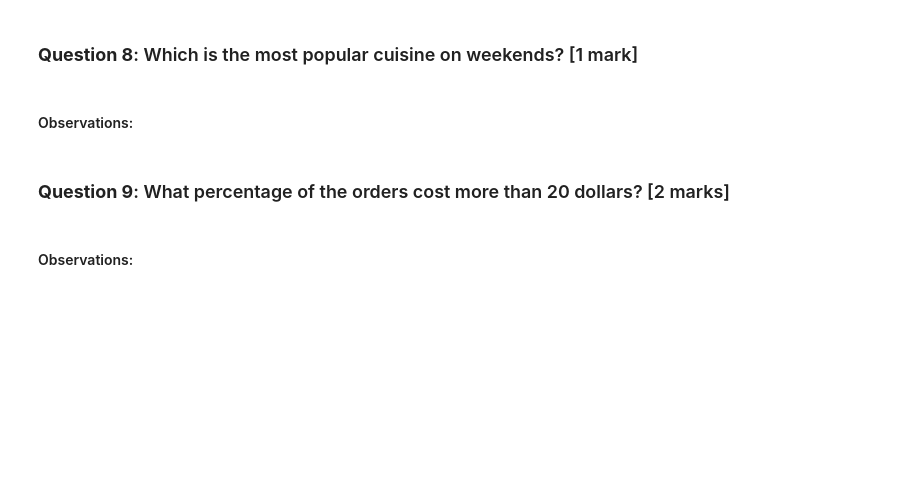
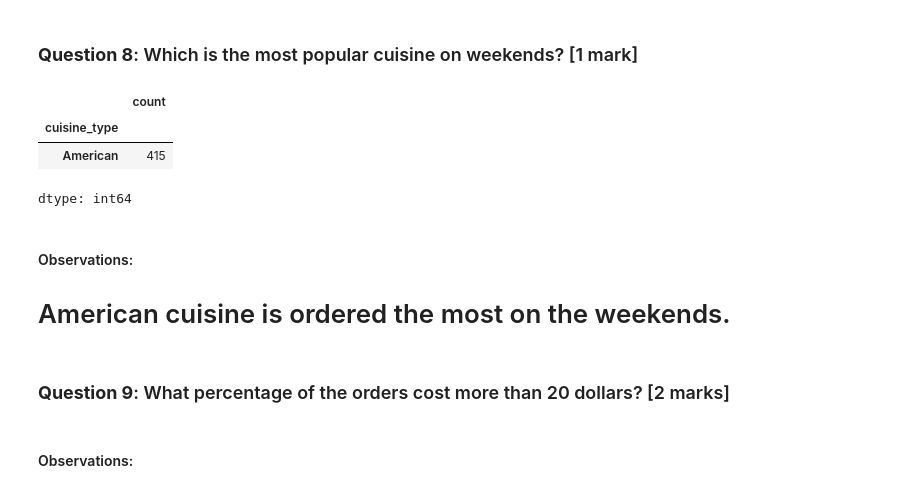
Before and after one commit to braju78/pythonFundamentals, a Jupyter notebook: Week5 PROJECT - Food hub Case Study/Learner_Notebook_Full_Code.ipynb, the cells around one changed output. Saved outputs shown, nothing was run; the diff lists cells and outputs as text; code cells hidden in the pictures; blank space fills up the shorter version.

```diff
--- a/Week5 PROJECT - Food hub Case Study/Learner_Notebook_Full_Code.ipynb
+++ b/Week5 PROJECT - Food hub Case Study/Learner_Notebook_Full_Code.ipynb
@@ -215,8 +232,15 @@ plt.show()
 ### **Question 8**: Which is the most popular cuisine on weekends? [1 mark]
 # %%
 # Write the code here
+df[df['day_of_the_week']=='Weekend']['cuisine_type'].value_counts().head(1)
+# %% [output]
+|  | count |
+| cuisine_type |  |
+| American | 415 |
+dtype: int64
-# %% [markdown]
-#### Observations:
+# %% [markdown]
+#### Observations:
+# American cuisine is ordered the most on the weekends.
 # %% [markdown]
 ### **Question 9**: What percentage of the orders cost more than 20 dollars? [2 marks]
 # %%
```
Also changed, not shown: parts of 6 cells of this notebook.
